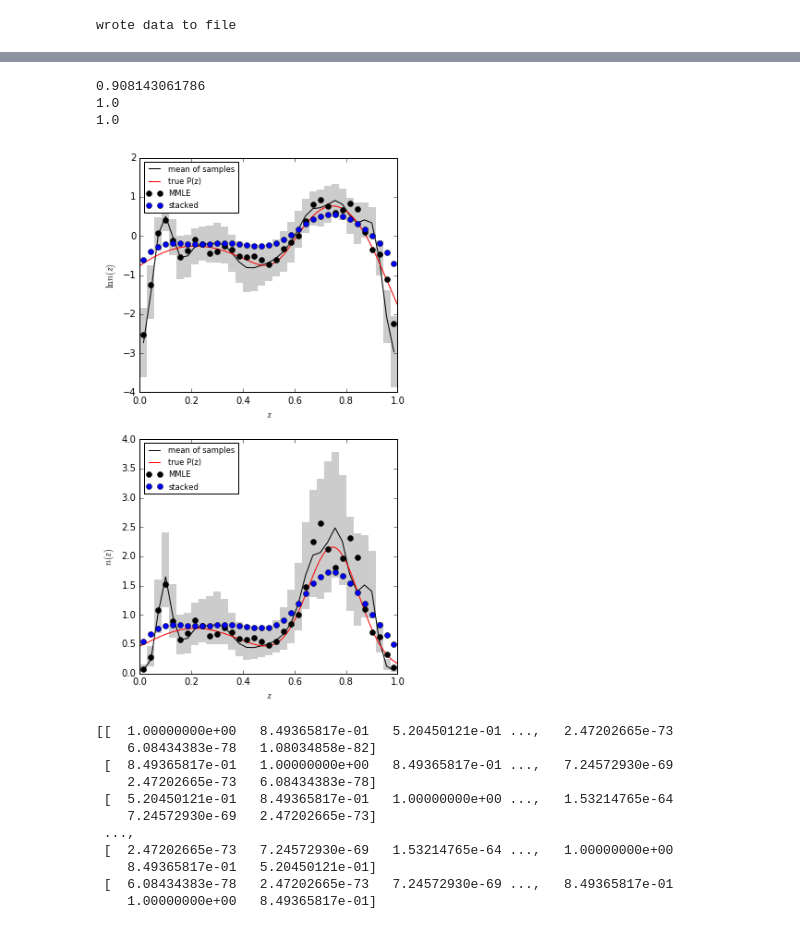
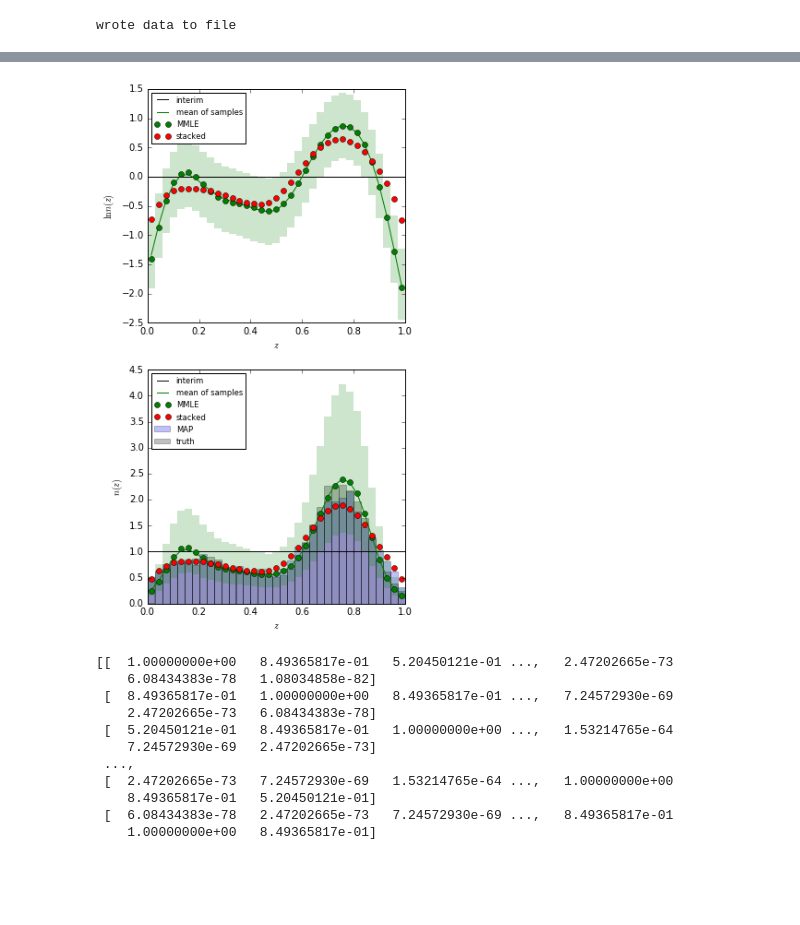
Before and after one commit to aimalz/prob-z, a Jupyter notebook: nz/code/FromHogg.ipynb, the cells around one changed output, grey strips where cells are left out. Saved outputs shown, nothing was run; the diff lists cells and outputs as text; code cells hidden in the pictures; blank space fills up the shorter version.

```diff
--- a/nz/code/FromHogg.ipynb
+++ b/nz/code/FromHogg.ipynb
@@ -442,3 +487,9 @@ wrote data to file
+# %%
+#read in the truth for plotting purposes, otherwise optional
+
+with open(os.path.join(meta.simdir,'logtrue.csv'),'rb') as csvfile:
+    tuples = (line.split(None) for line in csvfile)
+    ztrues = [float(tuple[0]) for tuple in tuples]
 # %%
 #plot histogram of sampled z_obs values compared to truth and interim prior
 
@@ -476,24 +512,22 @@ read data from file
 #define hyperprior distribution as multivariate gaussian
 #and sample to get initial values for optimization and MCMC
 
+#these values are highly tuned!
 prior_sigma = 0.16
 prior_var = np.eye(K)
 for k in range(K):
     prior_var[k] = 1. * np.exp(-0.5 * (zcoarse[k] - zcoarse) ** 2 / prior_sigma ** 2)
+l = 1.e-4
+prior_var = prior_var+l*np.identity(meta.allnbins)
 
-# print(np.linalg.eig(prior_var))
-
-# #how to marginalize over these?
+# alternative hyperprior
+# how to marginalize over these? Gibbs sampling!
 # q = 1.0#controls amplitude
 # e = 100.#controls number of peaks
 # t = q*1.e-5#controls smoothness of curves
 # prior_var = np.array([[q*np.exp(-0.5*e*(zcoarse[a]-zcoarse[b])**2.)
 #                        for a in xrange(0,meta.allnbins)] for b in xrange(0,meta.allnbins)])
-# l = 1.e-4
-prior_var = prior_var+l*np.identity(meta.allnbins)
+# prior_var = prior_var+t*np.identity(meta.allnbins)
 
-#print(np.linalg.eig(prior_var))
-#print(prior_var)
 prior_ivar = np.linalg.inv(prior_var)
-#print(np.shape(prior_ivar))
 # %%
@@ -802,56 +833,57 @@ dumping <type 'numpy.ndarray'> to file <HDF5 file "samples.hkl" (mode r+)>
 # %%
-def calckl(difs,lqn,lpn):
-    """KL Divergence test"""
-    pn = np.exp(lpn)*difs
-    qn = np.exp(lqn)*difs
-    p = pn/np.sum(pn)
-    q = qn/np.sum(qn)
-    logp = um.safelog(p)
-    logq = um.safelog(q)
-    klpq = np.sum(p*(logp-logq))
-    klqp = np.sum(q*(logq-logp))
-    return(klpq,klqp)
+# def calckl(difs,lqn,lpn):
+#     """KL Divergence test"""
+#     pn = np.exp(lpn)*difs
+#     qn = np.exp(lqn)*difs
+#     p = pn/np.sum(pn)
+#     q = qn/np.sum(qn)
+#     logp = um.safelog(p)
+#     logq = um.safelog(q)
+#     klpq = np.sum(p*(logp-logq))
+#     klqp = np.sum(q*(logq-logp))
+#     return(klpq,klqp)
-# %% [output]
-0.908143061786
-1.0
-1.0
 # %%
 #plot result of MCMC in log space
 
 f = plt.figure(figsize=(5,10))
 sps = [f.add_subplot(2,1,l+1) for l in xrange(0,2)]
 
-sps[0].plot(zcoarse,locs,c='k',label='mean of samples')
+sps[0].plot(zplot, np.log(interimprior.evaluate(zplot)), "k-",label='interim')
+sps[0].plot(zcoarse,locs,c='g',label='mean of samples')
+#sps[0].hist(zobss, bins=bplot, normed=True, color="b", alpha=0.25, label='MAP')
+#sps[0].hist(ztrues, bins=bplot, normed=True, color="k", alpha=0.25, label='truth')
 for k in xrange(meta.allnbins):
-#    sps[0].fill(x_cors[k],y_cors2[k],color='k',alpha=0.1,linewidth=0.)
-    sps[0].fill(x_cors[k],y_cors[k],color='k',alpha=0.2,linewidth=0.)
+    sps[0].fill(x_cors[k],y_cors[k],color='g',alpha=0.2,linewidth=0.)
 #plt.hist(ztrues, bins=bplot, normed=True, color="r",alpha=0.25,label='true N(z)')
-sps[0].plot(zplot, np.log(truedist.evaluate(zplot)), "r-",label='true P(z)')
+#sps[0].plot(zplot, np.log(truedist.evaluate(zplot)), "r-",label='true P(z)')
 #plt.hist(zobss, bins=bplot, normed=True, color="b", alpha=0.25,label='MAP')
 #plt.plot(zplot, interimprior.evaluate(zplot), "g-",label='interim prior')
-sps[0].plot(zcoarse, np.log(themap), "ko",label='MMLE')
-sps[0].plot(zcoarse, np.log(np.sum(data, axis=0) / N), "bo",label='stacked')
+sps[0].plot(zcoarse, np.log(themap), "go",label='MMLE')
+sps[0].plot(zcoarse, np.log(np.sum(data, axis=0) / len(data)), "ro",label='stacked')
 sps[0].set_ylabel(r'$\ln n(z)$')
 sps[0].set_xlabel(r'$z$')
 sps[0].legend(loc='upper left',fontsize='small')
 
-sps[1].plot(zcoarse,np.exp(locs),c='k',label='mean of samples')
+sps[1].plot(zplot, interimprior.evaluate(zplot), "k-",label='interim')
+sps[1].plot(zcoarse,np.exp(locs),c='g',label='mean of samples')
+sps[1].hist(zobss, bins=bplot, normed=True, color="b", alpha=0.25, label='MAP')
+sps[1].hist(ztrues, bins=bplot, normed=True, color="k", alpha=0.25, label='truth')
 for k in xrange(meta.allnbins):
-#    sps[1].fill(x_cors[k],np.exp(y_cors2[k]),color='k',alpha=0.1,linewidth=0.)
-    sps[1].fill(x_cors[k],np.exp(y_cors[k]),color='k',alpha=0.2,linewidth=0.)
+    sps[1].fill(x_cors[k],np.exp(y_cors[k]),color='g',alpha=0.2,linewidth=0.)
 #plt.hist(ztrues, bins=bplot, normed=True, color="r",alpha=0.25,label='true N(z)')
-sps[1].plot(zplot, truedist.evaluate(zplot), "r-",label='true P(z)')
+#sps[1].hist(zplot, truedist.evaluate(zplot), "r-",label='true P(z)')
 #plt.hist(zobss, bins=bplot, normed=True, color="b", alpha=0.25,label='MAP')
 #plt.plot(zplot, interimprior.evaluate(zplot), "g-",label='interim prior')
-sps[1].plot(zcoarse, themap, "ko",label='MMLE')
-sps[1].plot(zcoarse, np.sum(data, axis=0) / N, "bo",label='stacked')
+sps[1].plot(zcoarse, themap, "go",label='MMLE')
+sps[1].plot(zcoarse, np.sum(data, axis=0) / len(data), "ro",label='stacked')
+
 sps[1].set_ylabel(r'$n(z)$')
 sps[1].set_xlabel(r'$z$')
 sps[1].legend(loc='upper left',fontsize='small')
 
-f.savefig(os.path.join(meta.mcmcdir,'res.png'))
+f.savefig(os.path.join(meta.findir,'res.png'))
 # %% [output]
-[figure, old version]
+[figure, new version]
 # %%
 #written by David W. Hogg
 """
```
Also changed, not shown: parts of 23 cells of this notebook.
